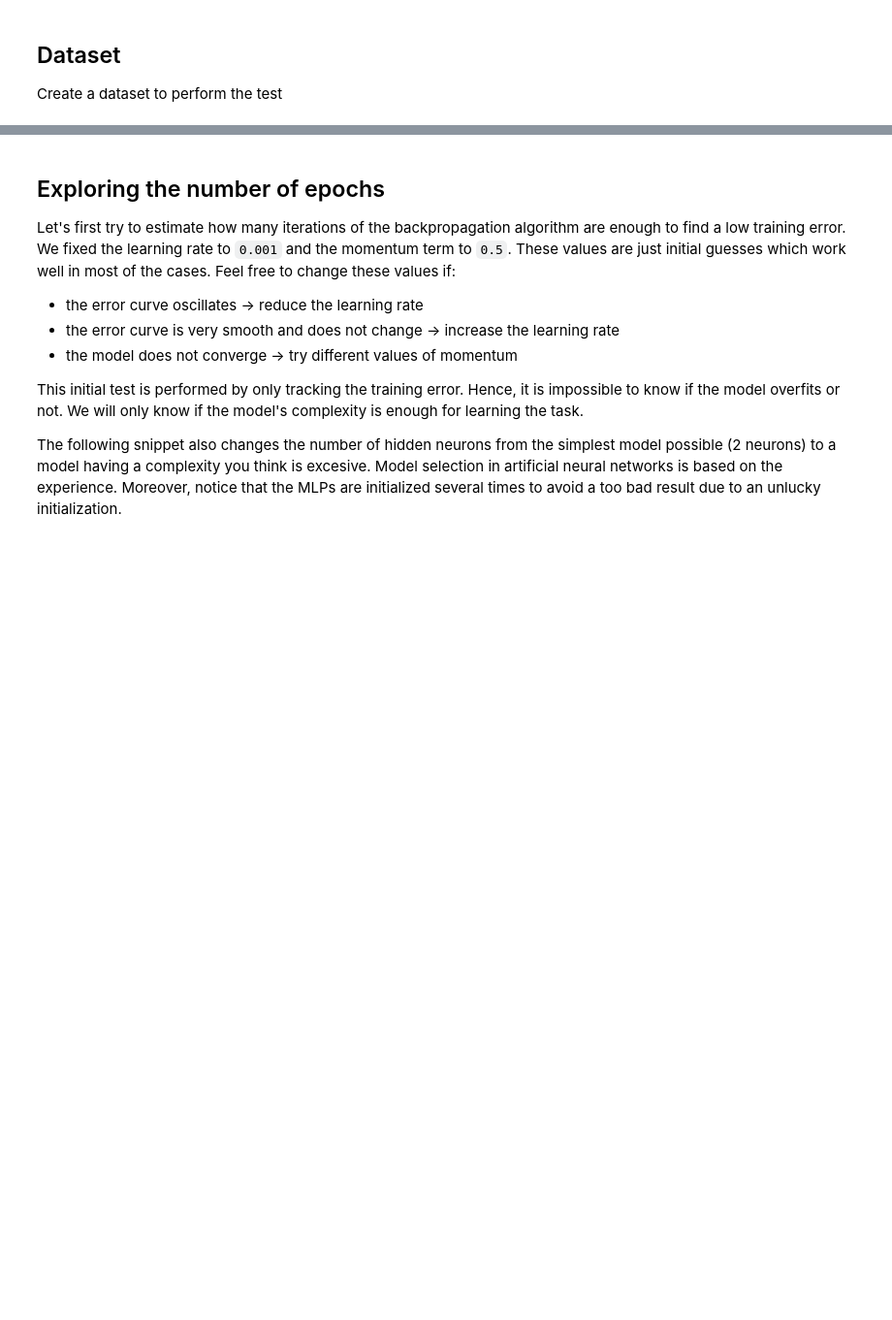
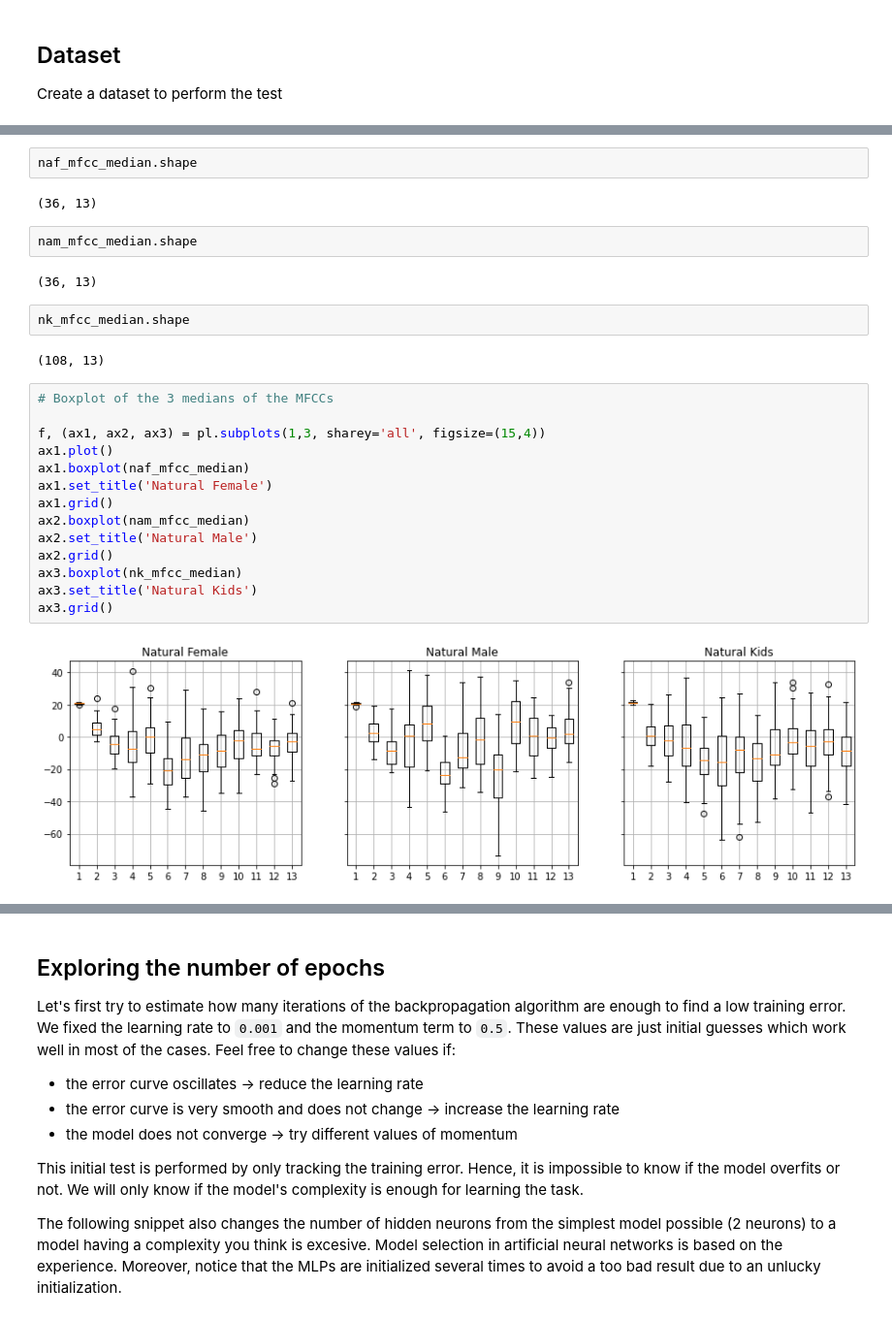
Before and after one commit to MehSalhi/ARN-Labos, a Jupyter notebook: notebooks/Lab-model_selection.ipynb, the cells around one changed output, grey strips where cells are left out. Shown: that part at 97% size. Drawn from its saved outputs; the diff is of its cells as text; blank space fills up the shorter version.

```diff
--- a/notebooks/Lab-model_selection.ipynb
+++ b/notebooks/Lab-model_selection.ipynb
@@ -59,0 +90,28 @@ pl.grid()
+# %%
+naf_mfcc_median.shape
+# %% [output]
+(36, 13)
+# %%
+nam_mfcc_median.shape
+# %% [output]
+(36, 13)
+# %%
+nk_mfcc_median.shape
+# %% [output]
+(108, 13)
+# %%
+# Boxplot of the 3 medians of the MFCCs
+
+f, (ax1, ax2, ax3) = pl.subplots(1,3, sharey='all', figsize=(15,4))
+ax1.plot()
+ax1.boxplot(naf_mfcc_median)
+ax1.set_title('Natural Female')
+ax1.grid()
+ax2.boxplot(nam_mfcc_median)
+ax2.set_title('Natural Male')
+ax2.grid()
+ax3.boxplot(nk_mfcc_median)
+ax3.set_title('Natural Kids')
+ax3.grid()
+# %% [output]
+[figure, added]
```
Also changed, not shown: parts of 8 cells of this notebook.
